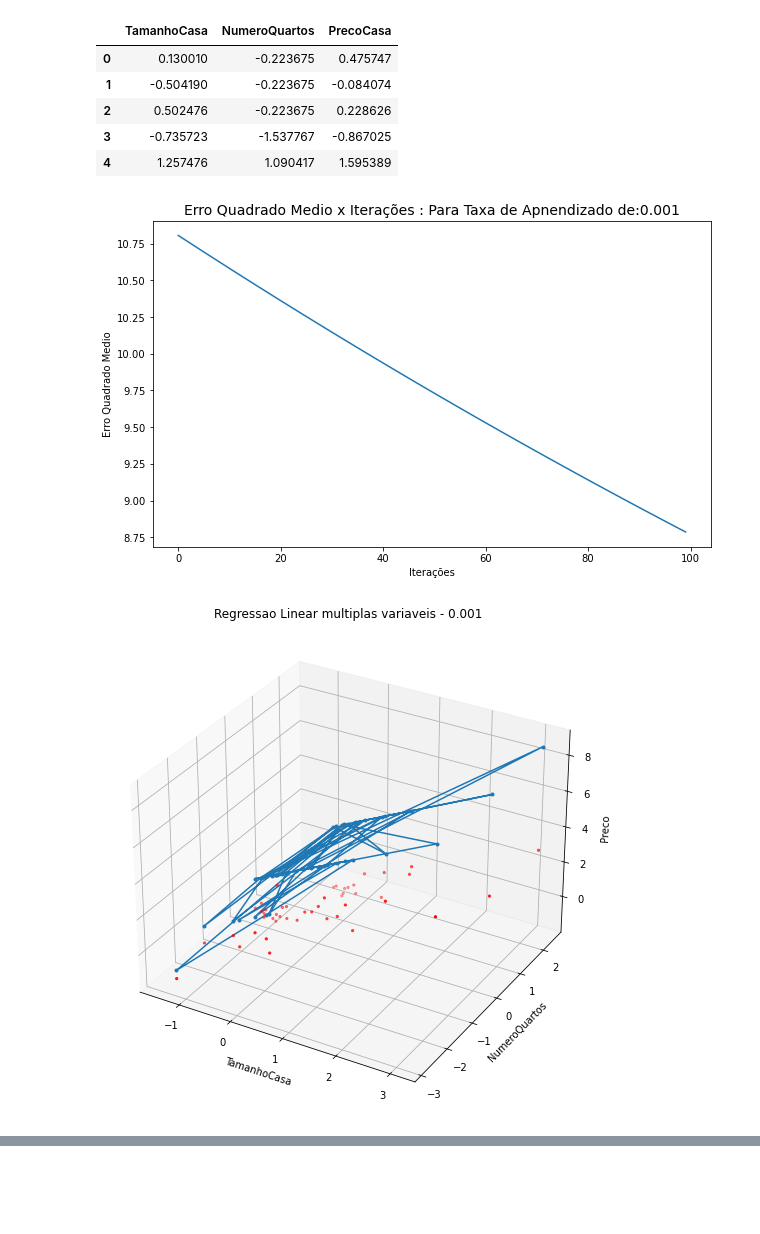
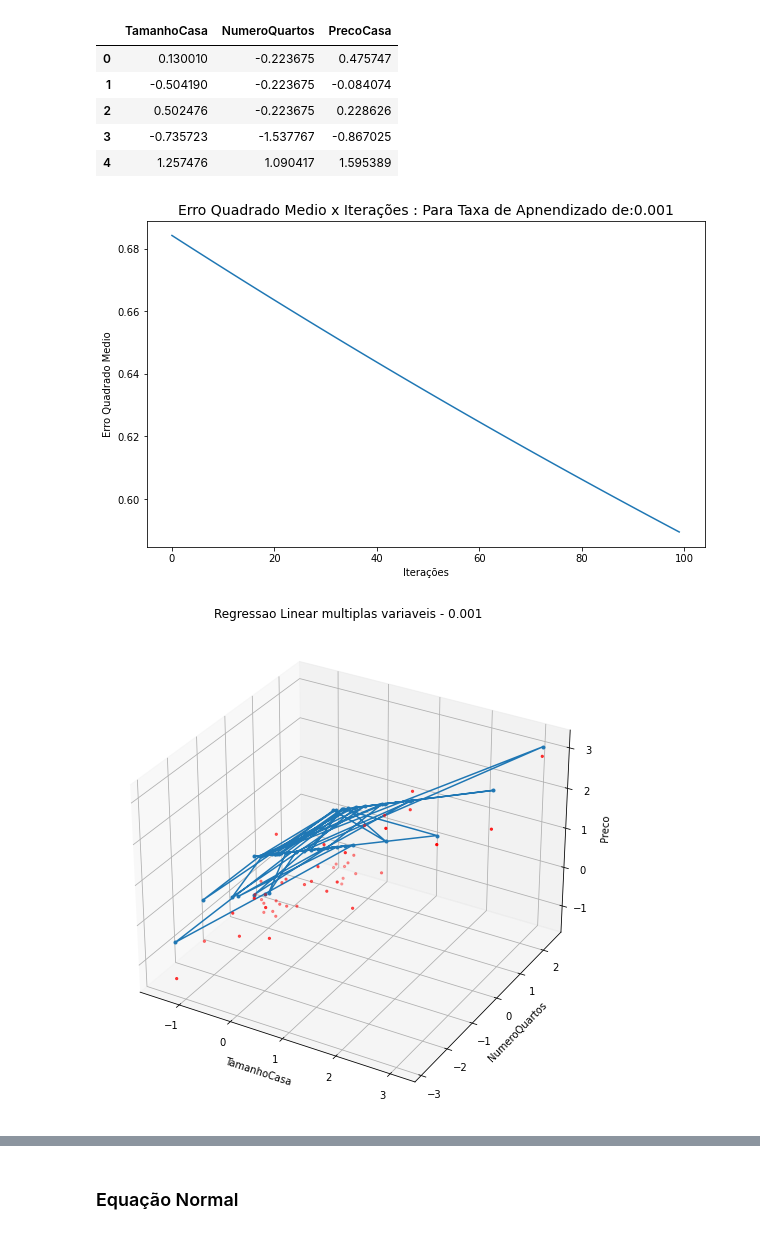
Before and after one commit to VitorrSantana/InteligenciaComputacional-Projetos, a Jupyter notebook: RegressaoLinear/2.0-RegressaoLinearComVariasVariaveis.ipynb, the cells around one changed output, grey strips where cells are left out. Cells and saved outputs as stored; diff of their text form; code cells hidden in the pictures; blank space fills up the shorter version.

```diff
--- a/RegressaoLinear/2.0-RegressaoLinearComVariasVariaveis.ipynb
+++ b/RegressaoLinear/2.0-RegressaoLinearComVariasVariaveis.ipynb
@@ -33,19 +33,19 @@ dadosImoveis.head()
 | 3 | -0.735723 | -1.537767 | -0.867025 |
 | 4 | 1.257476 | 1.090417 | 1.595389 |
 # %%
-# Gerando as equações Linear e Plotando os Gráficos
+# Gerando as equações Linear e Plota os Gráficos
 features = dadosImoveis.loc[:,:'NumeroQuartos']
 target = dadosImoveis.drop(features,axis=1)
-thetas = [3,1.5,0.75]
+thetas = [1,0.5,0.25]
 
 taxasAprendizado = [0.001, 0.01, 0.4]
 for taxaAprendizado in taxasAprendizado:
     thetas,erroQuadradoMedio = gradienteDescendente(features,target['PrecoCasa'],thetas,100,taxaAprendizado=taxaAprendizado)
     # Plot do Erro quadrado Médio
     plt.plot(list(range(0,len(erroQuadradoMedio))),erroQuadradoMedio)
     title_labels(f'Erro Quadrado Medio x Iterações : Para Taxa de Apnendizado de:{taxaAprendizado}',14,'Iterações','Erro Quadrado Medio')
     plt.show()
     plot_3d(features,target,thetas,taxaAprendizado)
 # %% [output]
-[figure, old version]
+[figure, new version]
-[figure, old version]
+[figure, new version]
@@ -55 +55,3 @@ for taxaAprendizado in taxasAprendizado:
 [figure]
+# %% [markdown]
+### Equação Normal
```
Also changed, not shown: parts of 8 cells of this notebook, 1 other file.
